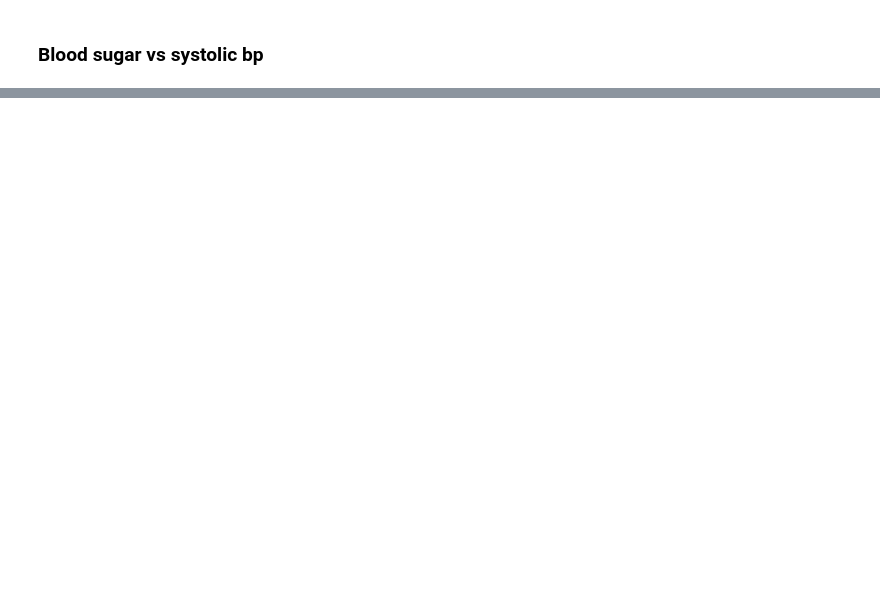
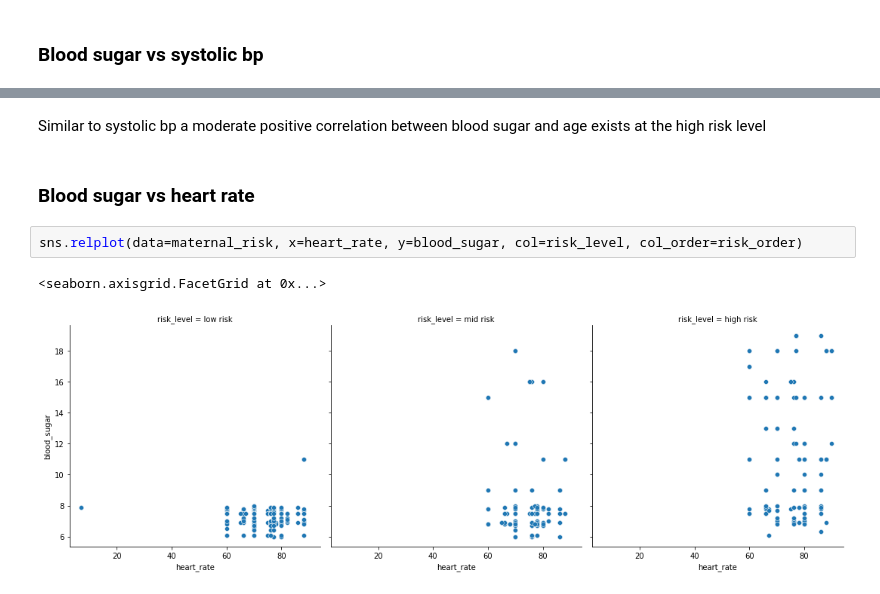
Before and after one commit to Fullcure3/maternal_risk, a Jupyter notebook: maternal_risk.ipynb, the cells around one changed output, grey strips where cells are left out. Cells and saved outputs as stored; diff of their text form; blank space fills up the shorter version.

```diff
--- a/maternal_risk.ipynb
+++ b/maternal_risk.ipynb
@@ -328,0 +340,9 @@ sns.relplot(data=maternal_risk, x=systolic_bp, y=blood_sugar, col=risk_level, co
+# %% [markdown]
+Similar to systolic bp a moderate positive correlation between blood sugar and age exists at the high risk level
+# %% [markdown]
+### Blood sugar vs heart rate
+# %%
+sns.relplot(data=maternal_risk, x=heart_rate, y=blood_sugar, col=risk_level, col_order=risk_order)
+# %% [output]
+<seaborn.axisgrid.FacetGrid at 0x...>
+[figure, added]
```
Also changed, not shown: parts of 10 cells of this notebook.
